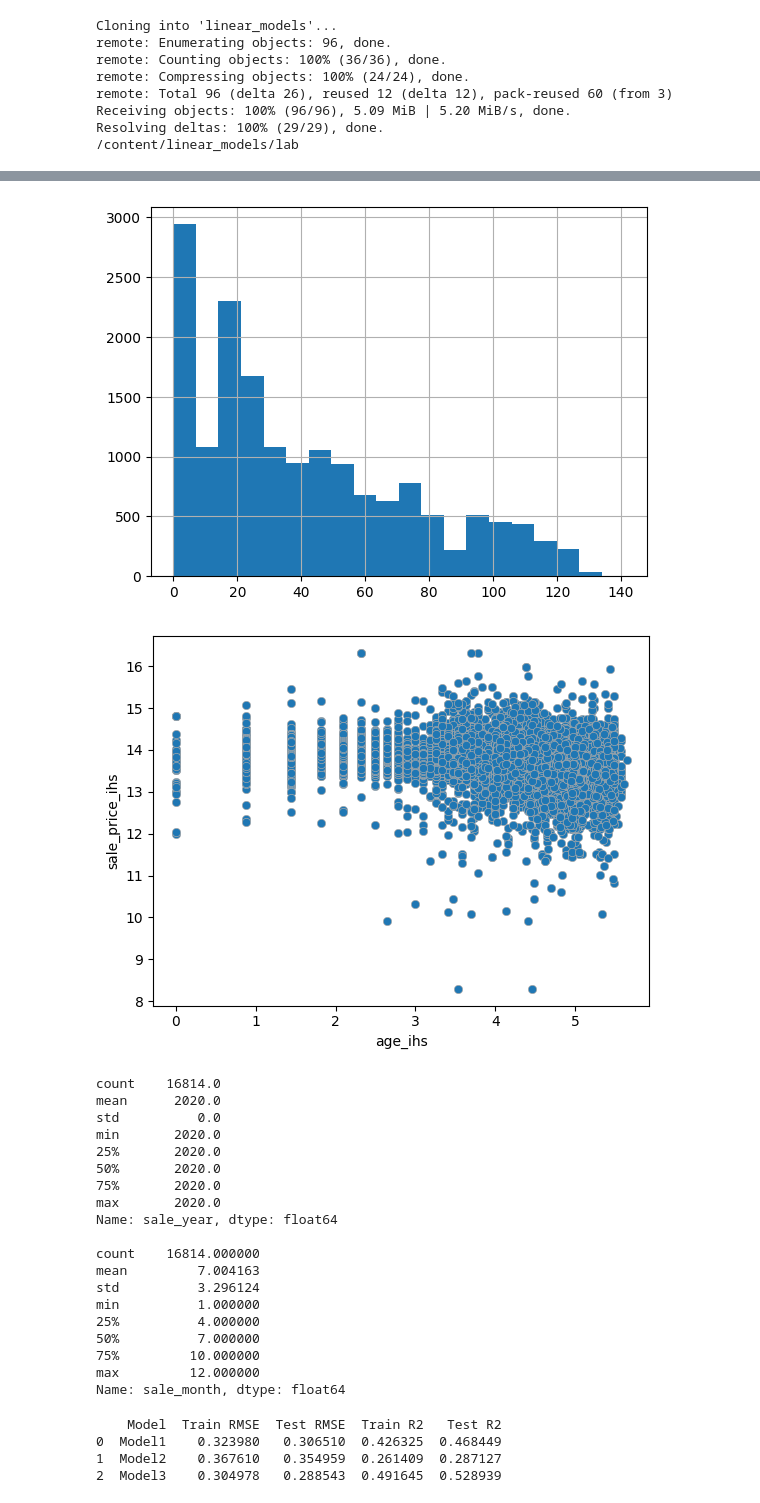
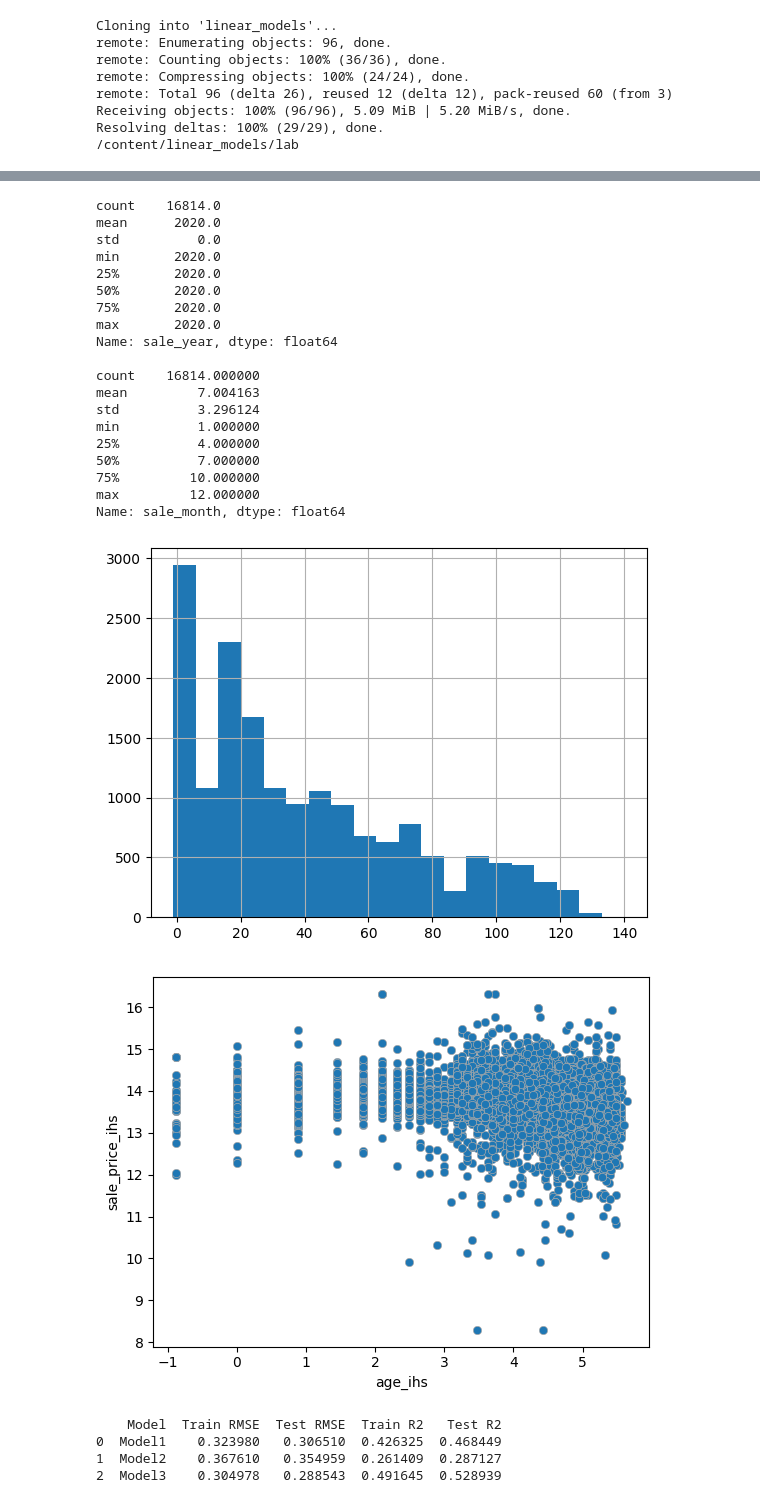
Before and after one commit to siwenliao/linear_models, a Jupyter notebook: lab/lab.ipynb, the cells around one changed output, grey strips where cells are left out. Saved outputs shown, nothing was run; the diff lists cells and outputs as text; code cells hidden in the pictures.

```diff
--- a/lab/lab.ipynb
+++ b/lab/lab.ipynb
@@ -90,65 +90,65 @@ plt.show()
 
 df['sale_price_ihs'] = np.arcsinh(df['sale_price'])
 
-df['age'] = max(df['year_built'])-df['year_built']
+df['sale_year'] = df['sale_date'].dt.year
+df['sale_month'] = df['sale_date'].dt.month
+print(df['sale_year'].describe(), '\n')
+print(df['sale_month'].describe(), '\n')
+
+df['age'] = df['sale_year']-df['year_built']
 plt.figure()
 df['age'].hist(bins=20)
 plt.show()
 
 df['age_ihs'] = np.arcsinh(df['age'])
 plt.figure()
 sns.scatterplot(data=df,y='sale_price_ihs',x='age_ihs',edgecolor='darkgrey')
 plt.show()
-
-df['sale_year'] = df['sale_date'].dt.year
-df['sale_month'] = df['sale_date'].dt.month
-print(df['sale_year'].describe(), '\n')
-print(df['sale_month'].describe(), '\n')
 # %% [output]
 Shape: (16814, 19)
 
 Types: sale_date                      object
 sale_price                      int64
 house_square_feet               int64
 attic_finished_square_feet      int64
 basement_square_feet            int64
 attached_garage_square_feet     int64
 detached_garage_square_feet     int64
 fireplaces                      int64
 hvac_description               object
 exterior                       object
 ... (93 lines left out)
  'Preformed Metal' 'Formed Seam Metal' 'Unknown']
 
 ['SEWER/SEPTIC INSTALLED' 'SEWER AVAILABLE' 'SEWER/SEPTIC NO'
  'SEWER/SEPTIC NO PERC' 'SEWER/SEPTIC AVAIL']
 [figure]
 [figure]
 <Figure size 640x480 with 0 Axes>
 [figure]
 [figure]
 [figure]
+count    16814.0
+mean      2020.0
+std          0.0
+min       2020.0
+25%       2020.0
+50%       2020.0
+75%       2020.0
+max       2020.0
+Name: sale_year, dtype: float64
+
+count    16814.000000
+mean         7.004163
+std          3.296124
+min          1.000000
+25%          4.000000
+50%          7.000000
+75%         10.000000
+max         12.000000
+Name: sale_month, dtype: float64
-[figure, old version]
+[figure, new version]
-[figure, old version]
+[figure, new version]
-count    16814.0
-mean      2020.0
-std          0.0
-min       2020.0
-25%       2020.0
-50%       2020.0
-75%       2020.0
-max       2020.0
-Name: sale_year, dtype: float64
-
-count    16814.000000
-mean         7.004163
-std          3.296124
-min          1.000000
-25%          4.000000
-50%          7.000000
-75%         10.000000
-max         12.000000
-Name: sale_month, dtype: float64
 # %%
 # 2: Transform variables for use in regression analysis
 
```
Also changed, not shown: parts of 5 cells of this notebook.
